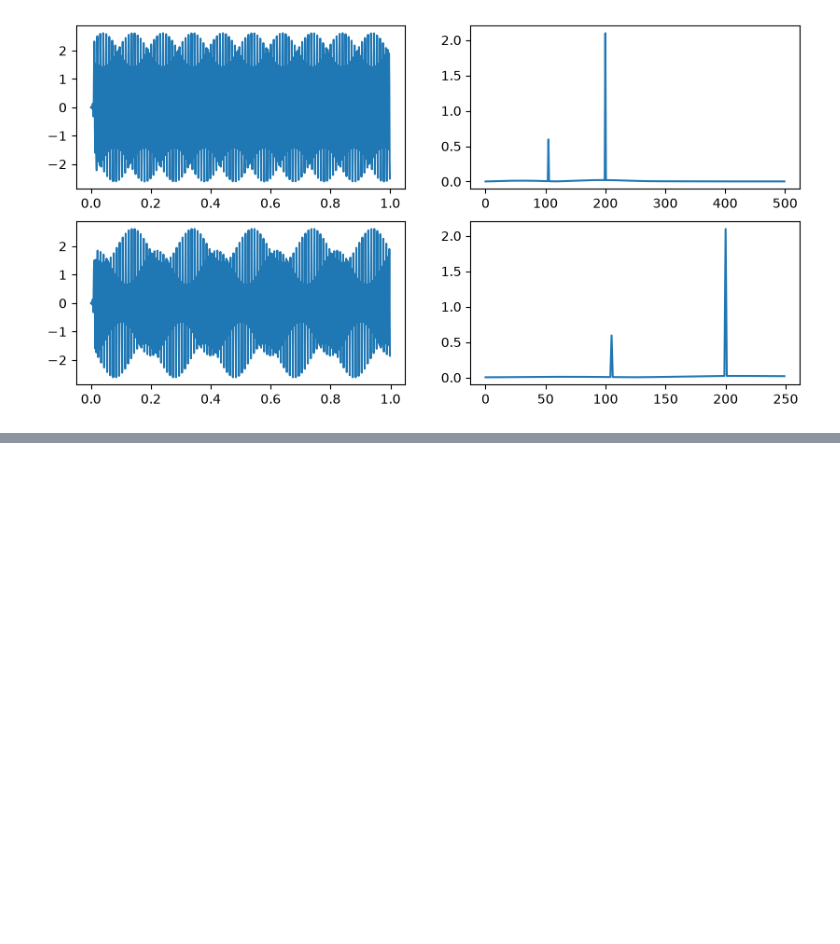
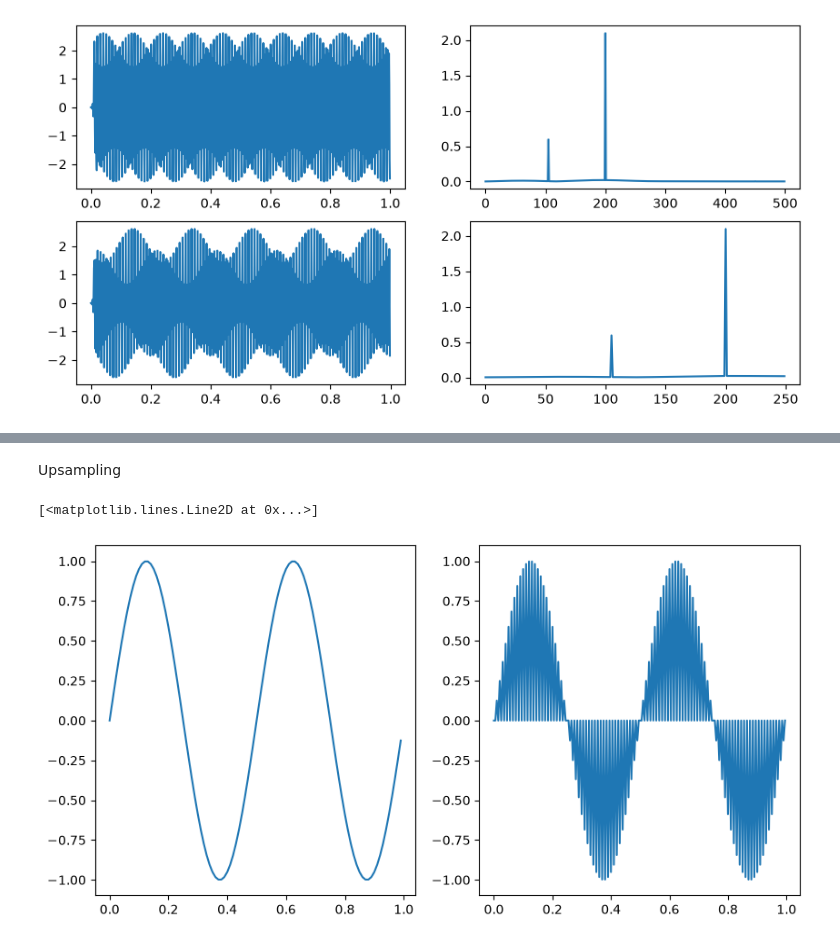
Before and after one commit to sotheasokea/Digital-Signal-Processing-Lecture, a Jupyter notebook: Other Exercises/down_and_up_sampling.ipynb, the cells around one changed output, grey strips where cells are left out. Cells and saved outputs as stored; diff of their text form; code cells hidden in the pictures; blank space fills up the shorter version.

Commit message:
understand upsampling

```diff
--- a/Other Exercises/down_and_up_sampling.ipynb
+++ b/Other Exercises/down_and_up_sampling.ipynb
@@ -60,0 +92,22 @@ plt.subplot(2, 2, 4); plt.plot(freq, mag)
+# %% [markdown]
+Upsampling
+# %%
+fs = 100
+duration = 1
+t = time_axis(fs, duration)
+
+x = generate_sine(2, t, 1)
+plt.figure(figsize=(10, 5))
+plt.subplot(1, 2, 1)
+plt.plot(t, x)
+
+fs_new = 200
+L = int(fs_new / fs)
+x_up = np.zeros(len(x)*L)
+x_up[::L] = x
+t_up = np.arange(len(x_up)) / fs_new
+plt.subplot(1, 2, 2)
+plt.plot(t_up, x_up)
+# %% [output]
+[<matplotlib.lines.Line2D at 0x...>]
+[figure, added]
```
Also changed, not shown: parts of 5 cells of this notebook.
